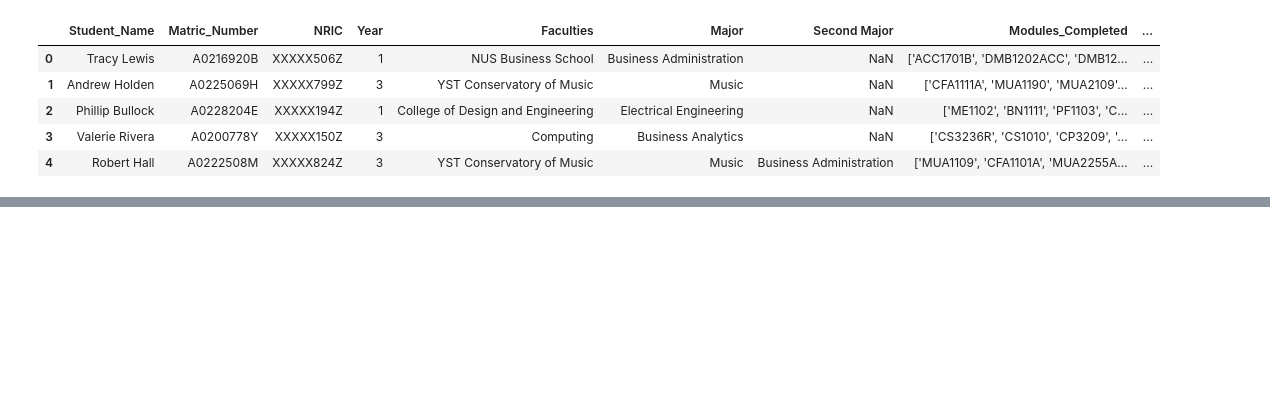
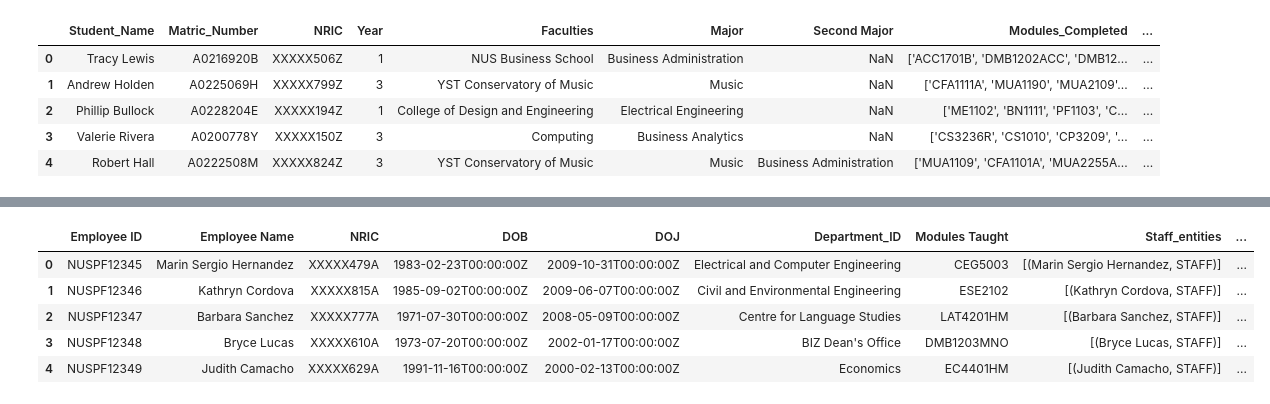
Before and after one commit to junyangliao/DSA3101--Data-Dynamos, a Jupyter notebook: entity_extraction/entity extraction.ipynb, the cells around one changed output, grey strips where cells are left out. Saved outputs shown, nothing was run; the diff lists cells and outputs as text; code cells hidden in the pictures; blank space fills up the shorter version.

Commit message:
update entity extraction

```diff
--- a/entity_extraction/entity extraction.ipynb
+++ b/entity_extraction/entity extraction.ipynb
@@ -5,3 +5,6 @@ import ast
 # %%
 # load the data
 student_info = pd.read_csv('../data/00 - mock_student_data_final.csv')
+module_info = pd.read_csv('../data/01 - mock_module_info.csv')
+department_info = pd.read_csv('../data/02 - mock_department_list.csv')
+staff_info = pd.read_csv('../data/03 - mock_staff_info.csv')
@@ -41,0 +107,15 @@ student_info.head()
+# %%
+# extract entities from the staff_info data
+staff_info['Staff_entities'] = staff_info['Employee Name'].apply(lambda x: extract_entities(x, 'STAFF'))
+staff_info['Department_entities'] = staff_info['Department_ID'].apply(lambda x: extract_entities(x, 'DEPARTMENT'))
+staff_info['Module_entities'] = staff_info['Modules Taught'].apply(lambda x: extract_entities(x, 'MODULE'))
+# %%
+# check first few rows of the staff_info dataframe
+staff_info.head()
+# %% [output]
+|  | Employee ID | Employee Name | NRIC | DOB | DOJ | Department_ID | Modules Taught | Staff_entities | ... |
+| 0 | NUSPF12345 | Marin Sergio Hernandez | XXXXX479A | 1983-02-23T00:00:00Z | 2009-10-31T00:00:00Z | Electrical and Computer Engineering | CEG5003 | [(Marin Sergio Hernandez, STAFF)] | ... |
+| 1 | NUSPF12346 | Kathryn Cordova | XXXXX815A | 1985-09-02T00:00:00Z | 2009-06-07T00:00:00Z | Civil and Environmental Engineering | ESE2102 | [(Kathryn Cordova, STAFF)] | ... |
+| 2 | NUSPF12347 | Barbara Sanchez | XXXXX777A | 1971-07-30T00:00:00Z | 2008-05-09T00:00:00Z | Centre for Language Studies | LAT4201HM | [(Barbara Sanchez, STAFF)] | ... |
+| 3 | NUSPF12348 | Bryce Lucas | XXXXX610A | 1973-07-20T00:00:00Z | 2002-01-17T00:00:00Z | BIZ Dean's Office | DMB1203MNO | [(Bryce Lucas, STAFF)] | ... |
+| 4 | NUSPF12349 | Judith Camacho | XXXXX629A | 1991-11-16T00:00:00Z | 2000-02-13T00:00:00Z | Economics | EC4401HM | [(Judith Camacho, STAFF)] | ... |
```
Also changed, not shown: parts of 11 cells of this notebook.
